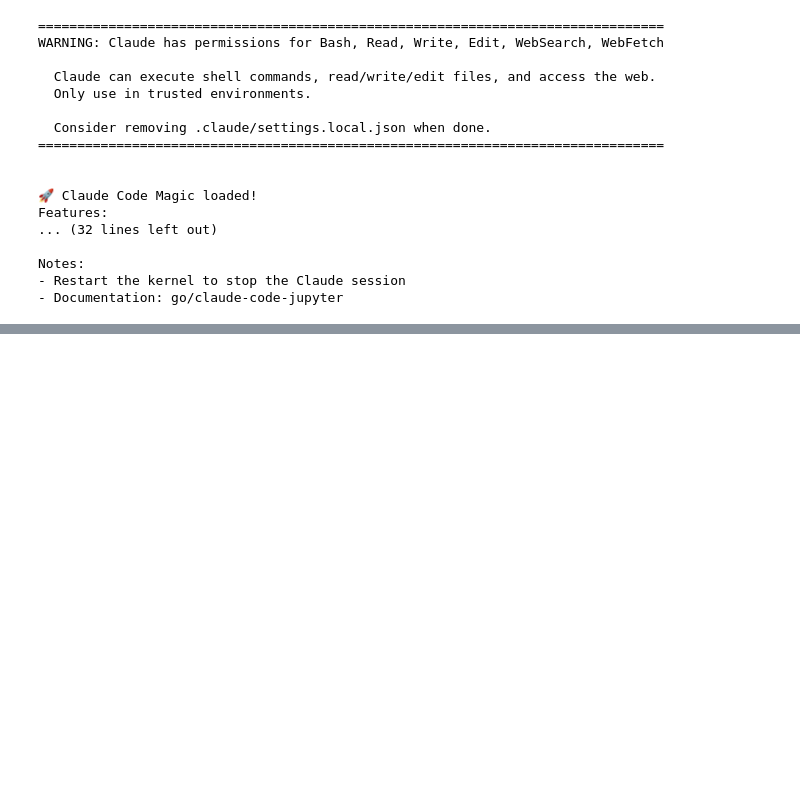
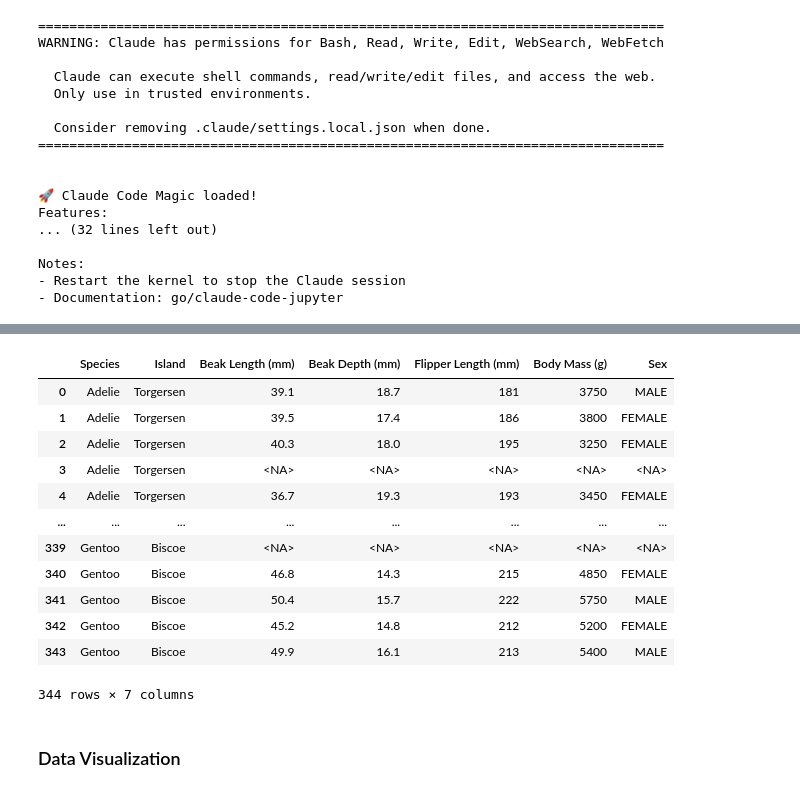
Before and after one commit to prairie-guy/notellm, a Jupyter notebook: docs/demo.ipynb, the cells around one changed output, grey strips where cells are left out. Drawn from its saved outputs; the diff is of its cells as text; code cells hidden in the pictures; blank space fills up the shorter version.

```diff
--- a/docs/demo.ipynb
+++ b/docs/demo.ipynb
@@ -85 +46,21 @@ shape: (344, 7)
+# %%
+from altair.datasets import data
+penguins = data.penguins()
+penguins
+# %% [output]
+|  | Species | Island | Beak Length (mm) | Beak Depth (mm) | Flipper Length (mm) | Body Mass (g) | Sex |
+| 0 | Adelie | Torgersen | 39.1 | 18.7 | 181 | 3750 | MALE |
+| 1 | Adelie | Torgersen | 39.5 | 17.4 | 186 | 3800 | FEMALE |
+| 2 | Adelie | Torgersen | 40.3 | 18.0 | 195 | 3250 | FEMALE |
+| 3 | Adelie | Torgersen | <NA> | <NA> | <NA> | <NA> | <NA> |
+| 4 | Adelie | Torgersen | 36.7 | 19.3 | 193 | 3450 | FEMALE |
+| ... | ... | ... | ... | ... | ... | ... | ... |
+| 339 | Gentoo | Biscoe | <NA> | <NA> | <NA> | <NA> | <NA> |
+| 340 | Gentoo | Biscoe | 46.8 | 14.3 | 215 | 4850 | FEMALE |
+| 341 | Gentoo | Biscoe | 50.4 | 15.7 | 222 | 5750 | MALE |
+| 342 | Gentoo | Biscoe | 45.2 | 14.8 | 212 | 5200 | FEMALE |
+| 343 | Gentoo | Biscoe | 49.9 | 16.1 | 213 | 5400 | MALE |
+344 rows × 7 columns
+# %% [markdown]
+### Data Visualization
 # %%
```
Also changed, not shown: parts of 14 cells of this notebook, 3 other files.
